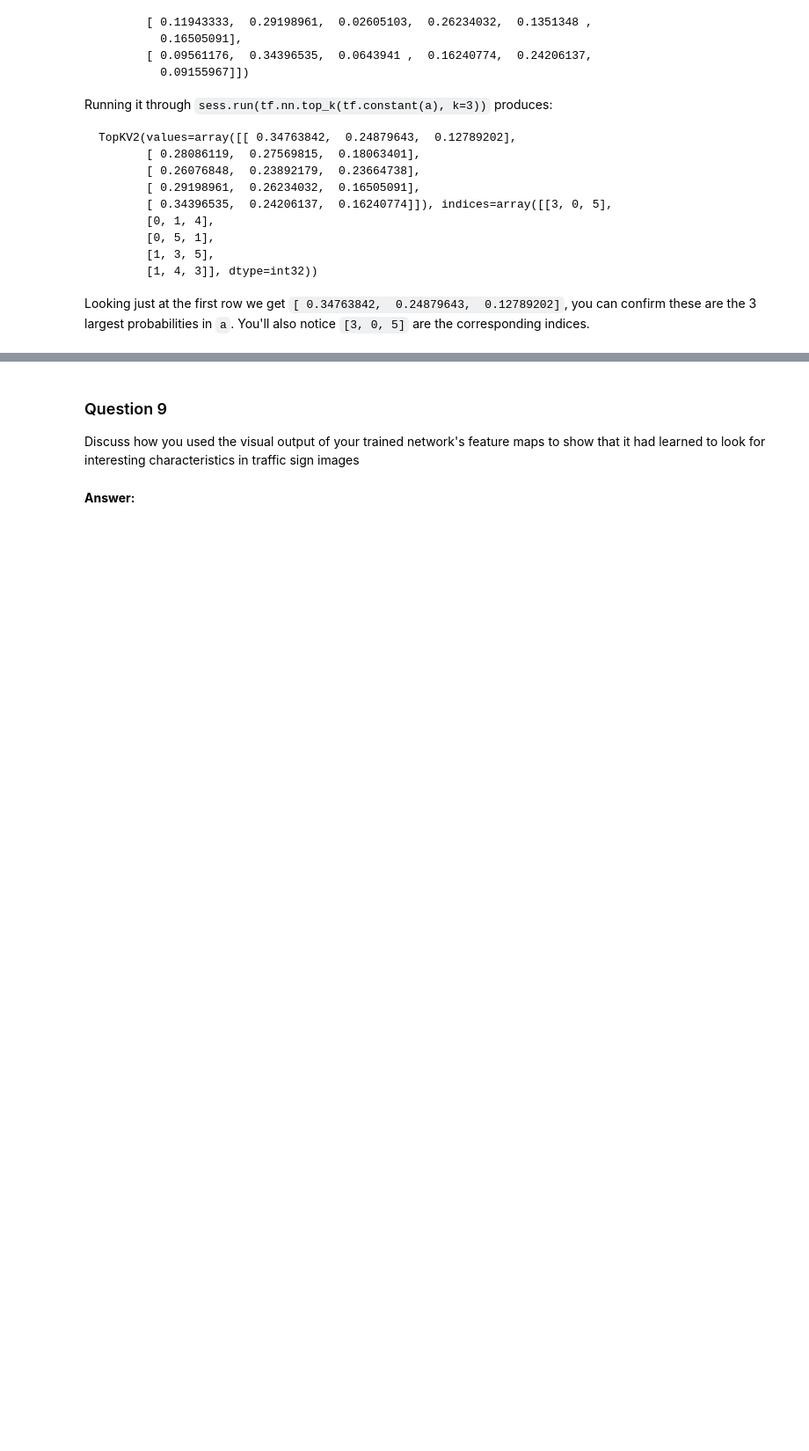
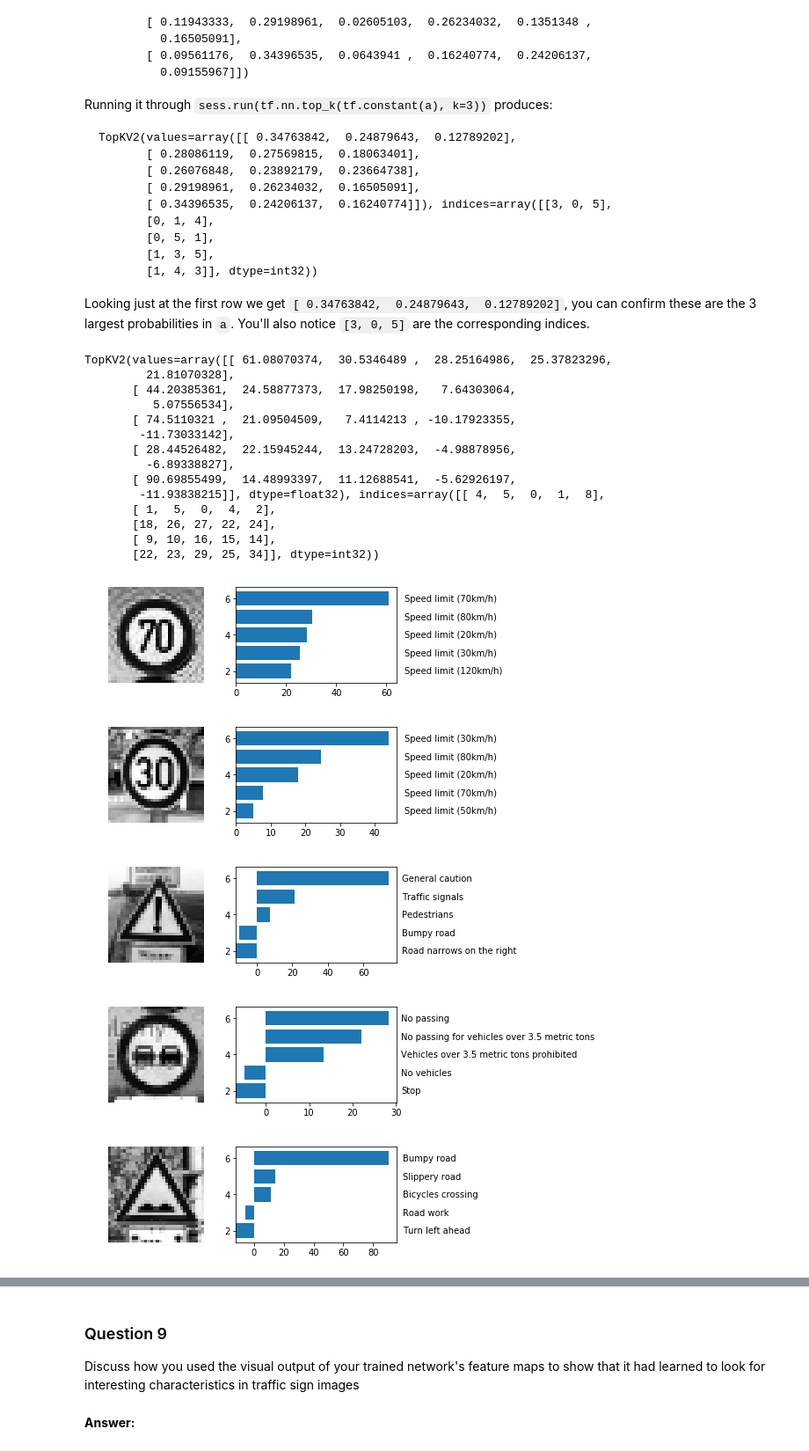
Before and after one commit to mlandry1/CarND, a Jupyter notebook: CarND-Traffic-Sign-Classifier-P2/Traffic_Sign_Classifier.ipynb, the cells around one changed output, grey strips where cells are left out. Shown: that part at 88% size. Cells and saved outputs as stored; diff of their text form; code cells hidden in the pictures; blank space fills up the shorter version.

Commit message:
Checkpoint 1915

```diff
--- a/CarND-Traffic-Sign-Classifier-P2/Traffic_Sign_Classifier.ipynb
+++ b/CarND-Traffic-Sign-Classifier-P2/Traffic_Sign_Classifier.ipynb
@@ -741,9 +740,0 @@ You may find `signnames.csv` useful as it contains mappings from the class id (i
-# %%
-### Load the images and plot them here.
-### Feel free to use as many code cells as needed.
-
-with tf.Session() as sess:
-    saver.restore(sess, tf.train.latest_checkpoint('.'))
-
-    test_accuracy = evaluate(X_test, y_test)
-    print("Test Accuracy = {:.3f}".format(test_accuracy))
@@ -867,28 +854,49 @@ Looking just at the first row we get `[ 0.34763842,  0.24879643,  0.12789202]`,
 # %%
 ### Print out the top five softmax probabilities for the predictions on the German traffic sign images found on the web.
 ### Feel free to use as many code cells as needed.
 
+import matplotlib.gridspec as gridspec
+
 with tf.Session() as sess:
     saver.restore(sess, tf.train.latest_checkpoint('.'))
 
-    y_web = sess.run(tf.nn.top_k(logits,1), feed_dict={x: X_web, keep_prob: 1.0})
+    softmax_prob = sess.run(tf.nn.top_k(logits,k = 5), feed_dict={x: X_web, keep_prob: 1.0})
 
-print(y_web)
+print(softmax_prob)
 
+signnames = pd.read_csv('signnames.csv')
 
-probs_op = tf.nn.softmax(fc)
-probs = []
-with tf.Session() as sess:
-    #sess.run(tf.initialize_all_variables())
-    new_saver = tf.train.import_meta_graph('foo-net.meta')
-    new_saver.restore(sess, tf.train.latest_checkpoint('./'))
-    #sess.run(tf.initialize_all_variables())
-    probs = sess.run(probs_op, feed_dict={x: extra_x_norm, keep_prob: 1.0})
-
-    for i in np.arange(len(probs)):
-        print("Image ", i + 1)
-        for j in np.arange(3):
-            print('    Class label ', j, ' with certainty ', str(round(probs[i][j]* 100., 2)) + '%')
+for i in range(5):
+    plt.figure(figsize = (6,2))
+    gs = gridspec.GridSpec(1, 2,width_ratios=[2,3])
+    plt.subplot(gs[0])
+    plt.imshow(X_web[i].squeeze(),cmap="gray")
+    plt.axis('off')
+    plt.subplot(gs[1])
+    plt.barh(6-np.arange(5),softmax_prob[0][i], align='center')
+    for i_label in range(5):
+        plt.text(softmax_prob[0][i][0]*1.1,6-i_label-.15, signnames.iloc[softmax_prob[1][i][i_label], 1])
+    plt.show()
+# %% [output]
+TopKV2(values=array([[ 61.08070374,  30.5346489 ,  28.25164986,  25.37823296,
+         21.81070328],
+       [ 44.20385361,  24.58877373,  17.98250198,   7.64303064,
+          5.07556534],
+       [ 74.5110321 ,  21.09504509,   7.4114213 , -10.17923355,
+        -11.73033142],
+       [ 28.44526482,  22.15945244,  13.24728203,  -4.98878956,
+         -6.89338827],
+       [ 90.69855499,  14.48993397,  11.12688541,  -5.62926197,
+        -11.93838215]], dtype=float32), indices=array([[ 4,  5,  0,  1,  8],
+       [ 1,  5,  0,  4,  2],
+       [18, 26, 27, 22, 24],
+       [ 9, 10, 16, 15, 14],
+       [22, 23, 29, 25, 34]], dtype=int32))
+[figure, added]
+[figure, added]
+[figure, added]
+[figure, added]
+[figure, added]
 # %% [markdown]
 ---
 
```
Also changed, not shown: parts of 9 cells of this notebook.
